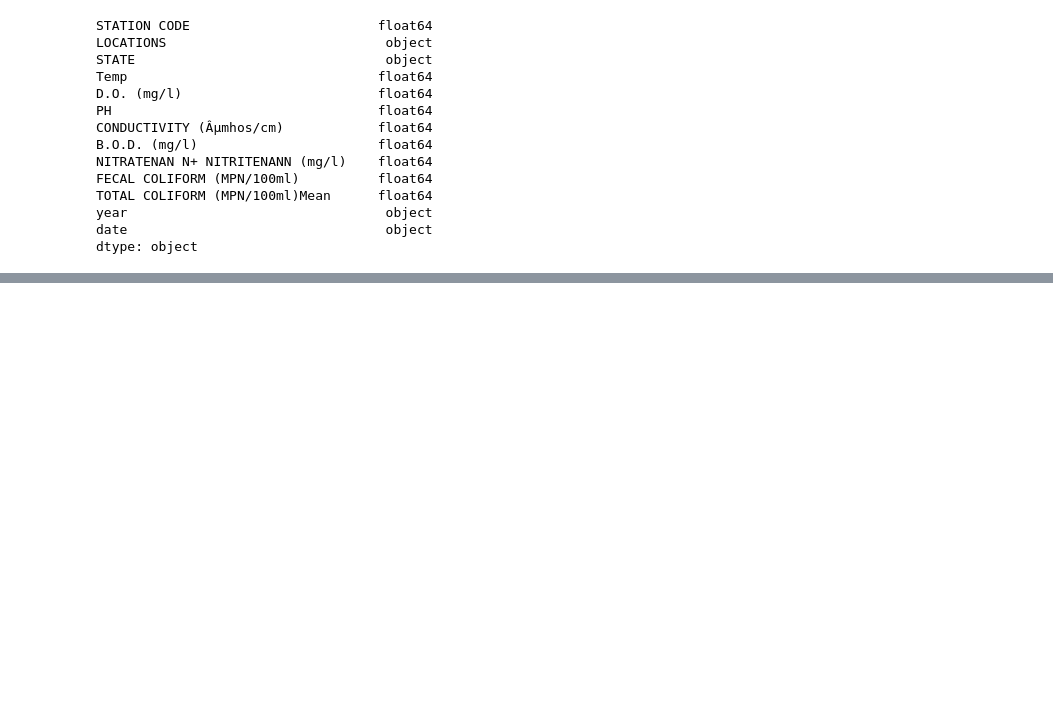
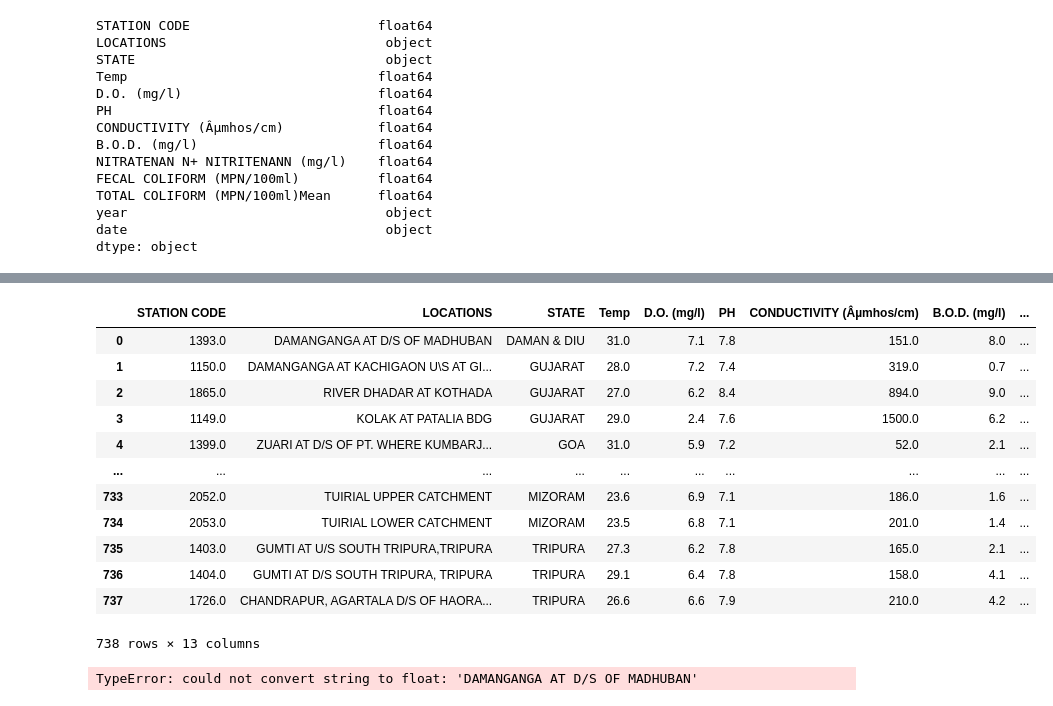
Before and after one commit to YASSINEKS007/Water-Quality-Monitoring-Project, a Jupyter notebook: backend/test.ipynb, the cells around one changed output, grey strips where cells are left out. Drawn from its saved outputs; the diff is of its cells as text; code cells hidden in the pictures; blank space fills up the shorter version.

```diff
--- a/backend/test.ipynb
+++ b/backend/test.ipynb
@@ -151,0 +155,28 @@ data = pd.read_csv("../backend/dataset/data_generation.csv")
+# %%
+data = pd.read_csv("../backend/dataset/indian_water_physicochemical_parameters.csv", encoding='unicode_escape')
+data = data.loc[:, ~data.columns.str.contains('^Unnamed')]
+dates = data["date"].values
+# %%
+data
+# %% [output]
+|  | STATION CODE | LOCATIONS | STATE | Temp | D.O. (mg/l) | PH | CONDUCTIVITY (Âµmhos/cm) | B.O.D. (mg/l) | ... |
+| 0 | 1393.0 | DAMANGANGA AT D/S OF MADHUBAN | DAMAN & DIU | 31.0 | 7.1 | 7.8 | 151.0 | 8.0 | ... |
+| 1 | 1150.0 | DAMANGANGA AT KACHIGAON U\S AT GI... | GUJARAT | 28.0 | 7.2 | 7.4 | 319.0 | 0.7 | ... |
+| 2 | 1865.0 | RIVER DHADAR AT KOTHADA | GUJARAT | 27.0 | 6.2 | 8.4 | 894.0 | 9.0 | ... |
+| 3 | 1149.0 | KOLAK AT PATALIA BDG | GUJARAT | 29.0 | 2.4 | 7.6 | 1500.0 | 6.2 | ... |
+| 4 | 1399.0 | ZUARI AT D/S OF PT. WHERE KUMBARJ... | GOA | 31.0 | 5.9 | 7.2 | 52.0 | 2.1 | ... |
+| ... | ... | ... | ... | ... | ... | ... | ... | ... | ... |
+| 733 | 2052.0 | TUIRIAL UPPER CATCHMENT | MIZORAM | 23.6 | 6.9 | 7.1 | 186.0 | 1.6 | ... |
+| 734 | 2053.0 | TUIRIAL LOWER CATCHMENT | MIZORAM | 23.5 | 6.8 | 7.1 | 201.0 | 1.4 | ... |
+| 735 | 1403.0 | GUMTI AT U/S SOUTH TRIPURA,TRIPURA | TRIPURA | 27.3 | 6.2 | 7.8 | 165.0 | 2.1 | ... |
+| 736 | 1404.0 | GUMTI AT D/S SOUTH TRIPURA, TRIPURA | TRIPURA | 29.1 | 6.4 | 7.8 | 158.0 | 4.1 | ... |
+| 737 | 1726.0 | CHANDRAPUR, AGARTALA D/S OF HAORA... | TRIPURA | 26.6 | 6.6 | 7.9 | 210.0 | 4.2 | ... |
+738 rows × 13 columns
+# %%
+data.fillna(data.median(), inplace=True)
+z_scores = data.apply(zscore)
+outliers_count = (z_scores.abs() > 3).sum()
+df_outliers = np.where(np.abs(z_scores) > 3)[0]
+df_filtered = data.drop(data.index[df_outliers])
+# %% [output]
+TypeError: could not convert string to float: 'DAMANGANGA AT D/S OF MADHUBAN'
```
Also changed, not shown: parts of 6 cells of this notebook, 10 other files.
